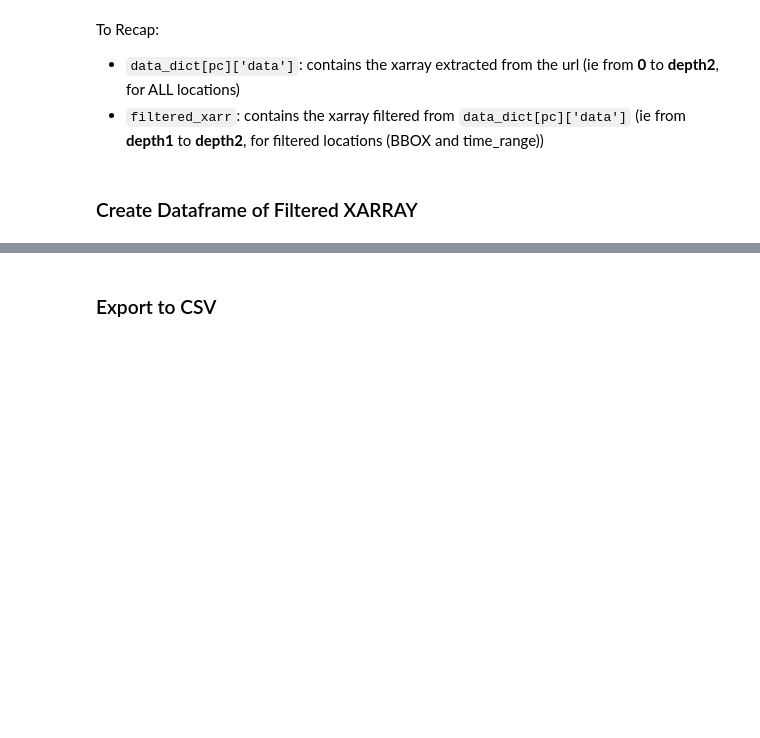
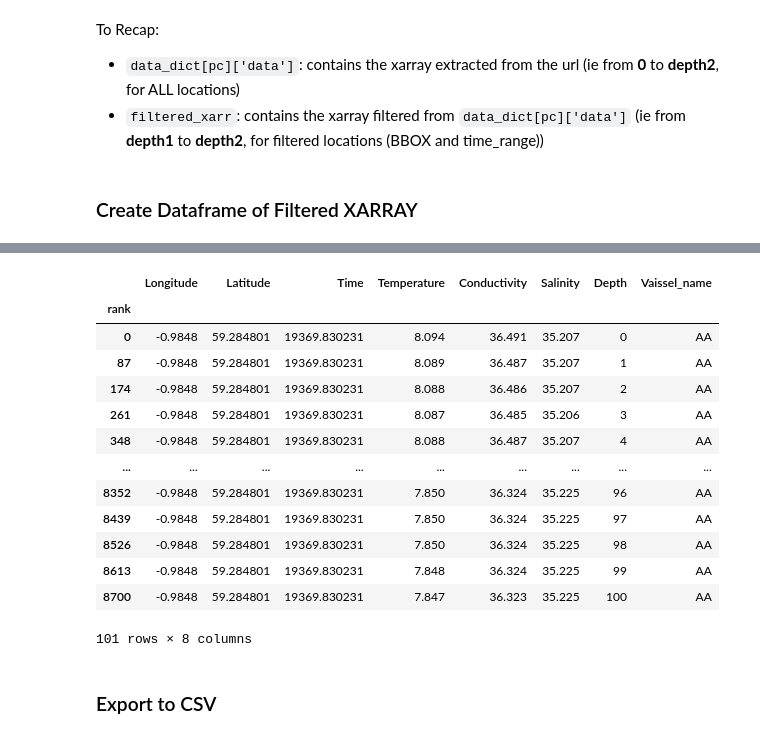
Before and after one commit to ec-intaros/iaos-showcase-app-Barents-Sea-CTD, a Jupyter notebook: Barrents sea - CTD data processing.ipynb, the cells around one changed output, grey strips where cells are left out. Cells and saved outputs as stored; diff of their text form; code cells hidden in the pictures; blank space fills up the shorter version.

```diff
--- a/Barrents sea - CTD data processing.ipynb
+++ b/Barrents sea - CTD data processing.ipynb
@@ -628,3 +648,20 @@ display(filtered2csv_multiDepths)
+# %%
+filtered2csv_multiDepths[filtered2csv_multiDepths['Longitude'] == -0.9847999811172485]
+# %% [output]
+|  | Longitude | Latitude | Time | Temperature | Conductivity | Salinity | Depth | Vaissel_name |
+| rank |  |  |  |  |  |  |  |  |
+| 0 | -0.9848 | 59.284801 | 19369.830231 | 8.094 | 36.491 | 35.207 | 0 | AA |
+| 87 | -0.9848 | 59.284801 | 19369.830231 | 8.089 | 36.487 | 35.207 | 1 | AA |
+| 174 | -0.9848 | 59.284801 | 19369.830231 | 8.088 | 36.486 | 35.207 | 2 | AA |
+| 261 | -0.9848 | 59.284801 | 19369.830231 | 8.087 | 36.485 | 35.206 | 3 | AA |
+| 348 | -0.9848 | 59.284801 | 19369.830231 | 8.088 | 36.487 | 35.207 | 4 | AA |
+| ... | ... | ... | ... | ... | ... | ... | ... | ... |
+| 8352 | -0.9848 | 59.284801 | 19369.830231 | 7.850 | 36.324 | 35.225 | 96 | AA |
+| 8439 | -0.9848 | 59.284801 | 19369.830231 | 7.850 | 36.324 | 35.225 | 97 | AA |
+| 8526 | -0.9848 | 59.284801 | 19369.830231 | 7.850 | 36.324 | 35.225 | 98 | AA |
+| 8613 | -0.9848 | 59.284801 | 19369.830231 | 7.848 | 36.324 | 35.225 | 99 | AA |
+| 8700 | -0.9848 | 59.284801 | 19369.830231 | 7.847 | 36.323 | 35.225 | 100 | AA |
+101 rows × 8 columns
 # %% [markdown]
 ### Export to CSV
 # %%
```
Also changed, not shown: parts of 25 cells of this notebook, 20 other files.
